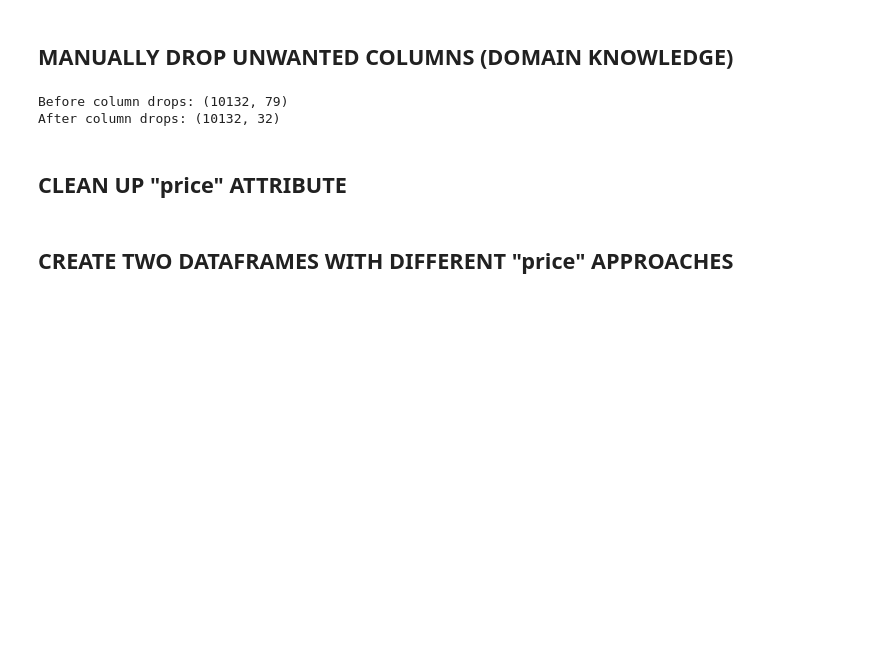
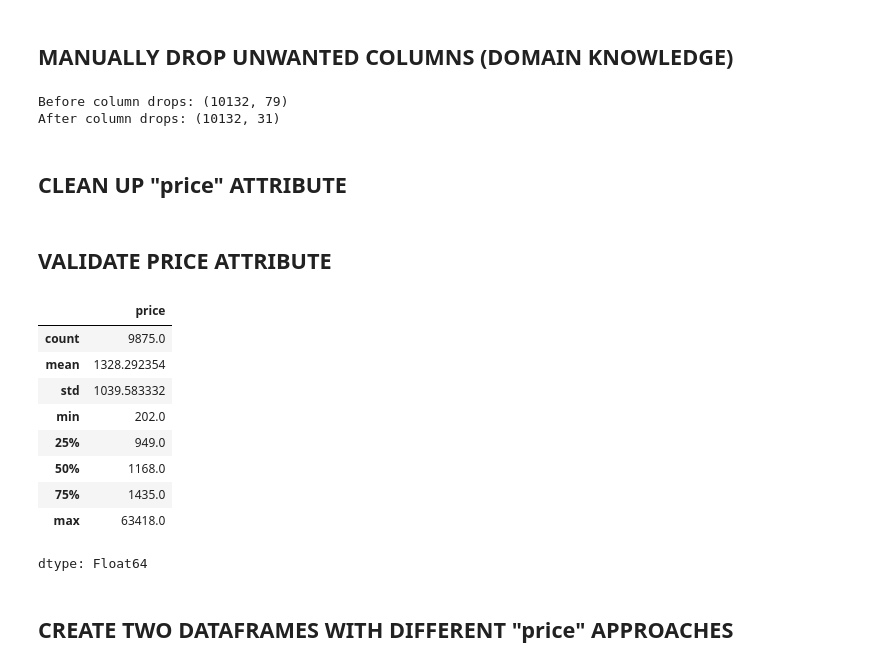
Before and after one commit to torbenbillow/CBS-AML-PROJECT, a Jupyter notebook: notebooks/00_welcome.ipynb, the cells around one changed output. Drawn from its saved outputs; the diff is of its cells as text; code cells hidden in the pictures; blank space fills up the shorter version.

```diff
--- a/notebooks/00_welcome.ipynb
+++ b/notebooks/00_welcome.ipynb
@@ -74,7 +76,7 @@ After filtering: (10132, 79)
 print("Before column drops:",df.shape)
 
 # The following columns are irrelevant, and thus, we have chosen to drop them.
-df = df.drop(columns=["listing_url","scrape_id","source","host_id","host_url","calendar_last_scraped","first_review"])
+df = df.drop(columns=["listing_url","scrape_id","source","host_id","host_url","calendar_last_scraped","first_review","host_neighbourhood"])
 
 # The following columns could impact a listing's "success" (discrimination, etc.), but due to the complexity and the scope of this project,
 # we have chosen to drop it.
@@ -136,7 +138,7 @@ df = df.drop(columns=["reviews_per_month"])
 print("After column drops:",df.shape)
 # %% [output]
 Before column drops: (10132, 79)
-After column drops: (10132, 32)
+After column drops: (10132, 31)
 # %% [markdown]
 ## CLEAN UP "price" ATTRIBUTE
 # %%
@@ -153,6 +155,21 @@ price_numeric = pd.to_numeric(price_clean, errors="coerce")
 
 # Store back as nullable integer
 df["price"] = price_numeric.astype("Int64")
+# %% [markdown]
+## VALIDATE PRICE ATTRIBUTE
+# %%
+df["price"].describe()
+# %% [output]
+|  | price |
+| count | 9875.0 |
+| mean | 1328.292354 |
+| std | 1039.583332 |
+| min | 202.0 |
+| 25% | 949.0 |
+| 50% | 1168.0 |
+| 75% | 1435.0 |
+| max | 63418.0 |
+dtype: Float64
 # %% [markdown]
 ## CREATE TWO DATAFRAMES WITH DIFFERENT "price" APPROACHES
 # %%
```
Also changed, not shown: parts of 31 cells of this notebook.
